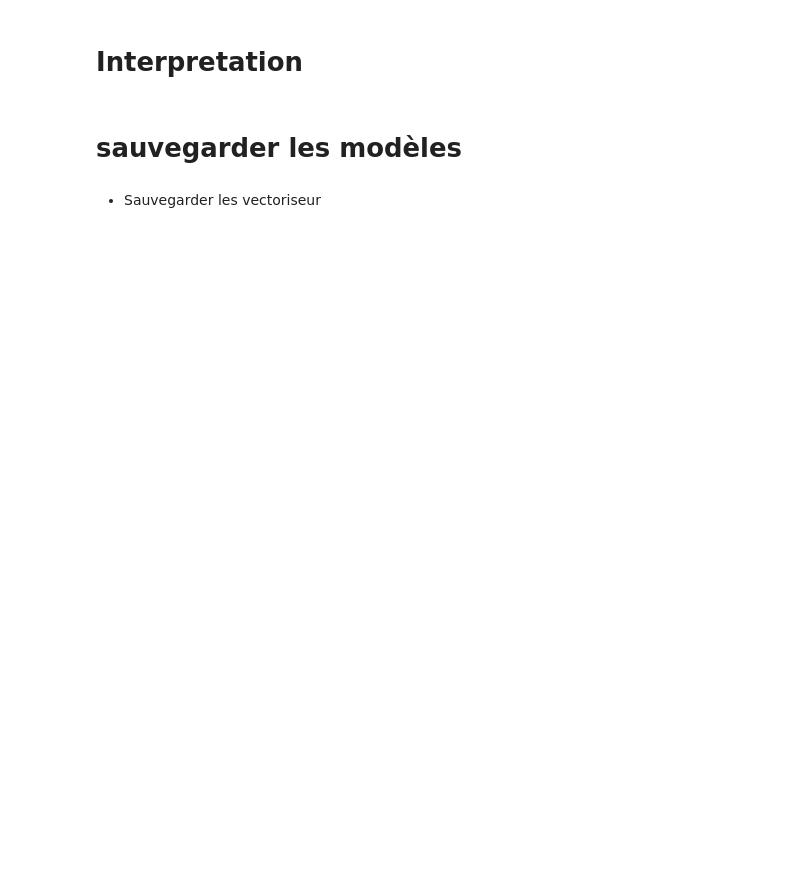
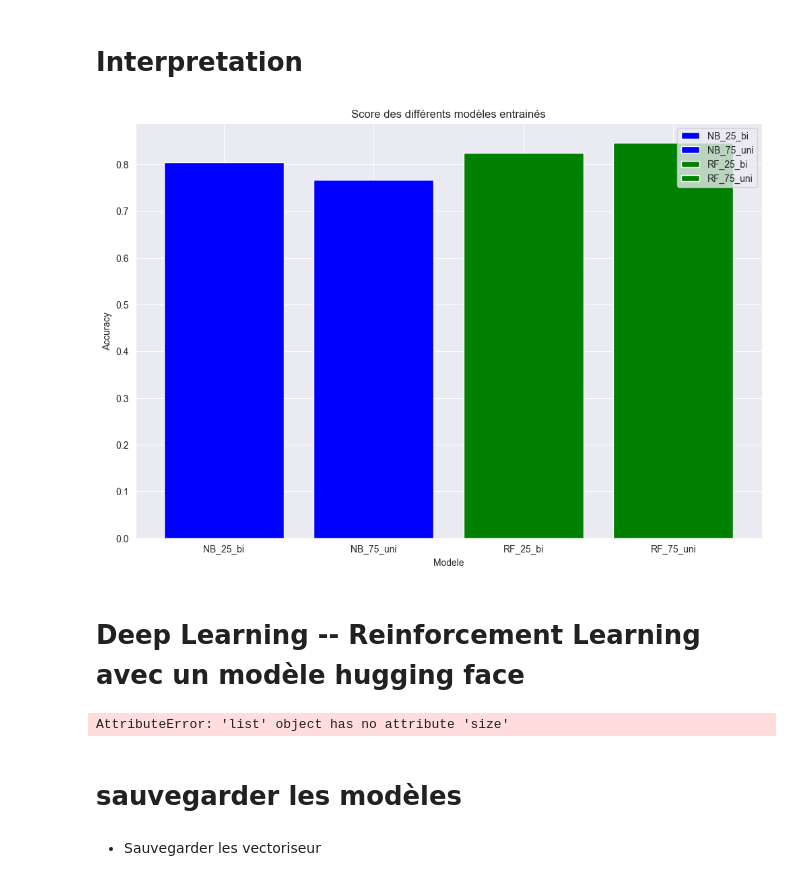
Before and after one commit to abdoufermat5/text-mining-reviews, a Jupyter notebook: notebooks/model.ipynb, the cells around one changed output. Cells and saved outputs as stored; diff of their text form; code cells hidden in the pictures; blank space fills up the shorter version.

Commit message:
archi image

```diff
--- a/notebooks/model.ipynb
+++ b/notebooks/model.ipynb
@@ -301,0 +298,23 @@ scores = {
+# %%
+import matplotlib.pyplot as plt
+scores = {
+    "accurancy": {
+        "NB_75_uni": 0.767,
+        "RF_75_uni": 0.846,
+        "NB_25_bi": 0.804,
+        "RF_25_bi": 0.824
+    }
+}
+# %%
+fig, ax = plt.subplots(figsize=(12,8))
+score_df = pd.DataFrame(scores).T
+plt.bar(score_df.columns, score_df.iloc[0], align='center', color=["blue", "blue", "green", "green"], label=score_df.columns, mouseover=True)
+plt.legend(loc=1)
+plt.title("Score des différents modèles entrainés")
+plt.xlabel("Modele")
+plt.ylabel("Accuracy")
+plt.show()
+# %% [output]
+[figure, added]
+# %% [markdown]
+# Deep Learning -- Reinforcement Learning avec un modèle hugging face
@@ -302,3 +324,7 @@ scores = {
+# %%
+model.forward(tokenizer.tokenize("You should'nt buy this phone"))
+# %% [output]
+AttributeError: 'list' object has no attribute 'size'
 # %% [markdown]
 # sauvegarder les modèles
 # %%
```
Also changed, not shown: parts of 3 cells of this notebook, 7 other files.
